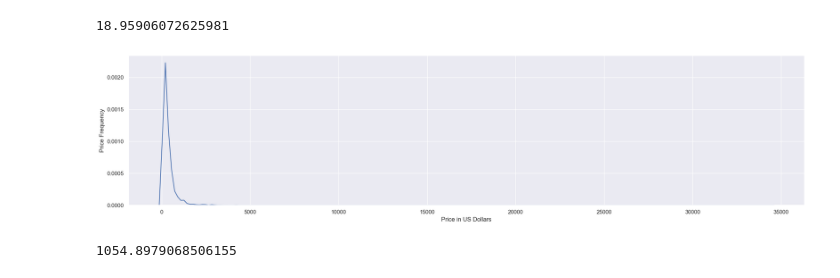
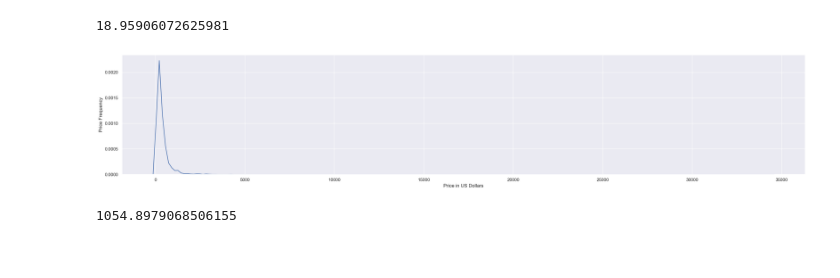
Before and after one commit to TestimOnyOni/OptimumJewelryPrice, a Jupyter notebook: Notebooks/OptimumJewelryPricing.ipynb, the cells around one changed output. Drawn from its saved outputs; the diff is of its cells as text; code cells hidden in the pictures.

```diff
--- a/Notebooks/OptimumJewelryPricing.ipynb
+++ b/Notebooks/OptimumJewelryPricing.ipynb
@@ -184,14 +184,14 @@ label_distribution
 # %%
 # The price (the major label feature) in the data has a high skew.
 # Let's visualize it
-plt.figure(figsize = (20, 5))
+plt.figure(figsize = (25, 5))
 sns.kdeplot(data = data_set, x = "Price_in_USD") # Kernel Density Estimate (KDE) Plot
 plt.xlabel("Price in US Dollars")
 plt.ylabel("Price Frequency")
 plt.tight_layout()
 plt.show(); plt.close()
 # %% [output]
-[figure, old version]
+[figure, new version]
 # %%
 # Price kurtosis
 data_set["Price_in_USD"].kurtosis()
```
Also changed, not shown: parts of 11 cells of this notebook.
